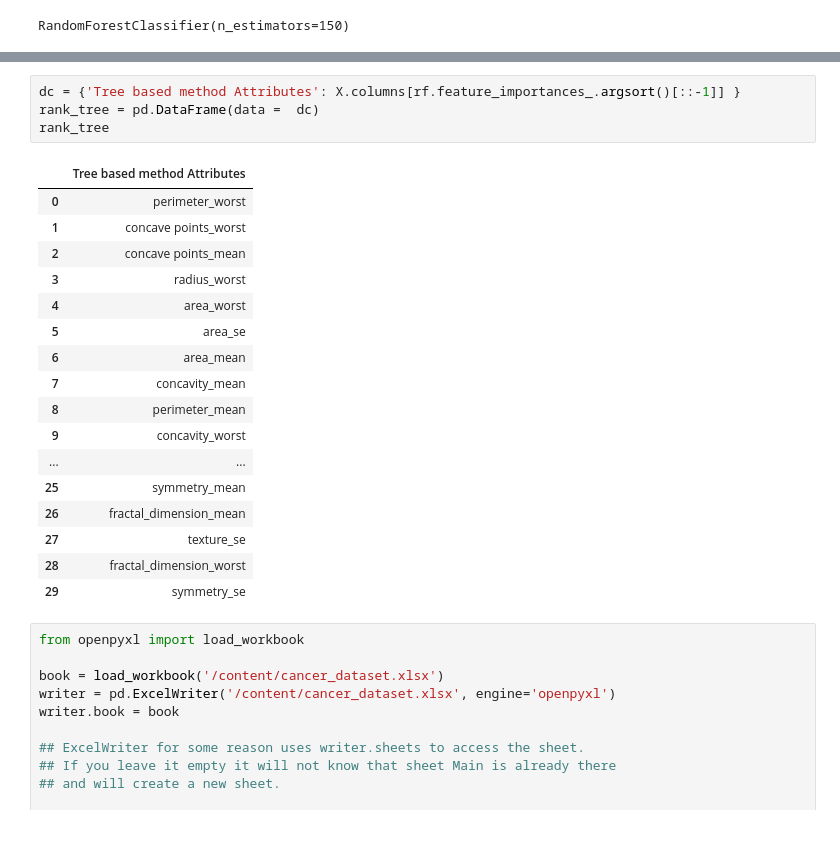
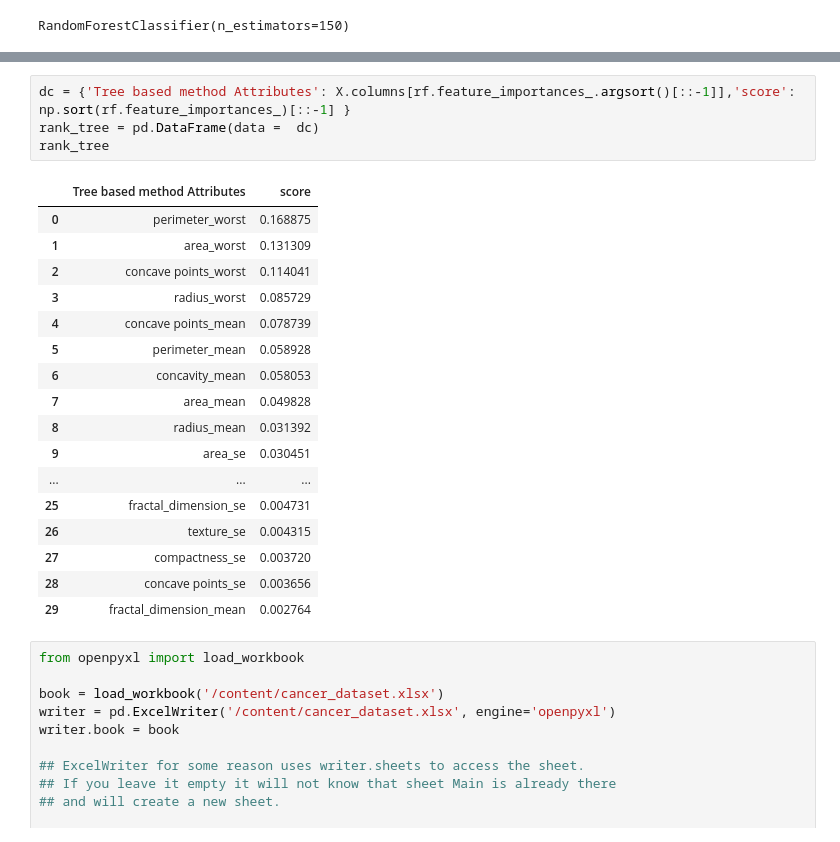
Before and after one commit to Noob919/Feature_selection, a Jupyter notebook: Breast_cancer_wisconsin.ipynb, the cells around one changed output, grey strips where cells are left out. Drawn from its saved outputs; the diff is of its cells as text.

```diff
--- a/Breast_cancer_wisconsin.ipynb
+++ b/Breast_cancer_wisconsin.ipynb
@@ -92,25 +92,25 @@ Text(0.5, 0, 'Feature Importance')
 # %%
-dc = {'Tree based method Attributes': X.columns[rf.feature_importances_.argsort()[::-1]] }
+dc = {'Tree based method Attributes': X.columns[rf.feature_importances_.argsort()[::-1]],'score': np.sort(rf.feature_importances_)[::-1] }
 rank_tree = pd.DataFrame(data =  dc)
 rank_tree
 # %% [output]
-|  | Tree based method Attributes |
-| 0 | perimeter_worst |
-| 1 | concave points_worst |
-| 2 | concave points_mean |
-| 3 | radius_worst |
-| 4 | area_worst |
-| 5 | area_se |
-| 6 | area_mean |
-| 7 | concavity_mean |
-| 8 | perimeter_mean |
-| 9 | concavity_worst |
-| ... | ... |
-| 25 | symmetry_mean |
-| 26 | fractal_dimension_mean |
-| 27 | texture_se |
-| 28 | fractal_dimension_worst |
-| 29 | symmetry_se |
+|  | Tree based method Attributes | score |
+| 0 | perimeter_worst | 0.168875 |
+| 1 | area_worst | 0.131309 |
+| 2 | concave points_worst | 0.114041 |
+| 3 | radius_worst | 0.085729 |
+| 4 | concave points_mean | 0.078739 |
+| 5 | perimeter_mean | 0.058928 |
+| 6 | concavity_mean | 0.058053 |
+| 7 | area_mean | 0.049828 |
+| 8 | radius_mean | 0.031392 |
+| 9 | area_se | 0.030451 |
+| ... | ... | ... |
+| 25 | fractal_dimension_se | 0.004731 |
+| 26 | texture_se | 0.004315 |
+| 27 | compactness_se | 0.003720 |
+| 28 | concave points_se | 0.003656 |
+| 29 | fractal_dimension_mean | 0.002764 |
 # %%
 from openpyxl import load_workbook
 
```
Also changed, not shown: parts of 14 cells of this notebook.
